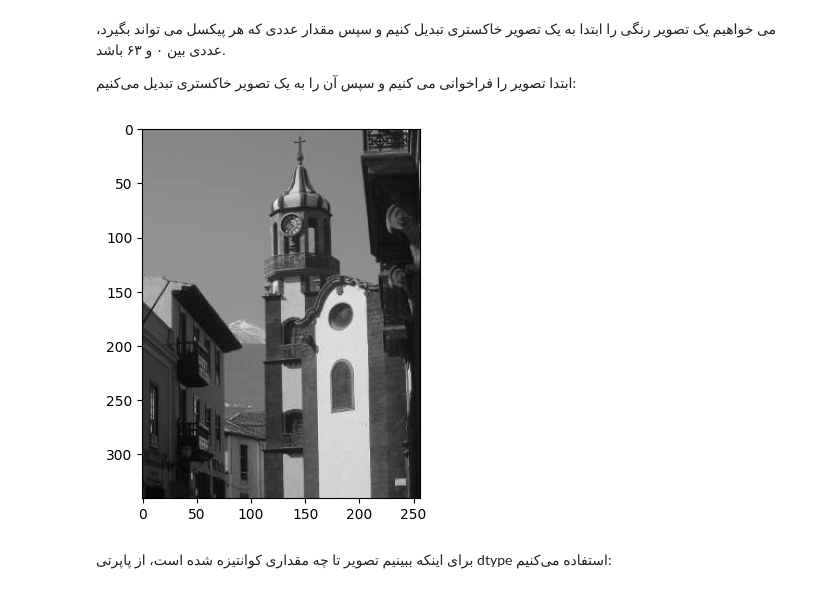
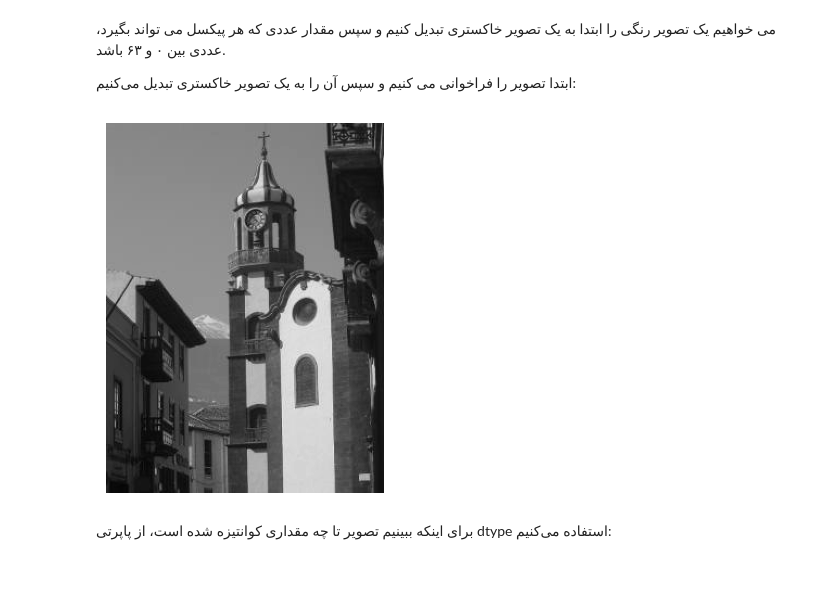
Before and after one commit to msabiloo/iut-computer-vision, a Jupyter notebook: ch_02_images/ch_02_2_2.ipynb, the cells around one changed output. Drawn from its saved outputs; the diff is of its cells as text; code cells hidden in the pictures.

Commit message:
remove axis from displayed images

```diff
--- a/ch_02_images/ch_02_2_2.ipynb
+++ b/ch_02_images/ch_02_2_2.ipynb
@@ -10,16 +10,17 @@
 # %%
 import cv2 as cv
 from matplotlib import pyplot as plt
 import math
 
 img = cv.imread('images/church.jpg')
 
 gray_img = cv.cvtColor(img, cv.COLOR_BGR2GRAY)
 
+plt.axis('off')
 plt.imshow(gray_img, cmap='gray')
 plt.show()
 # %% [output]
-[figure, old version]
+[figure, new version]
 # %% [markdown]
 برای اینکه ببینیم تصویر تا چه مقداری کوانتیزه شده است، از پاپرتی dtype استفاده می‌کنیم:
 # %%
```
Also changed, not shown: parts of 1 cell of this notebook, 2 other files.
